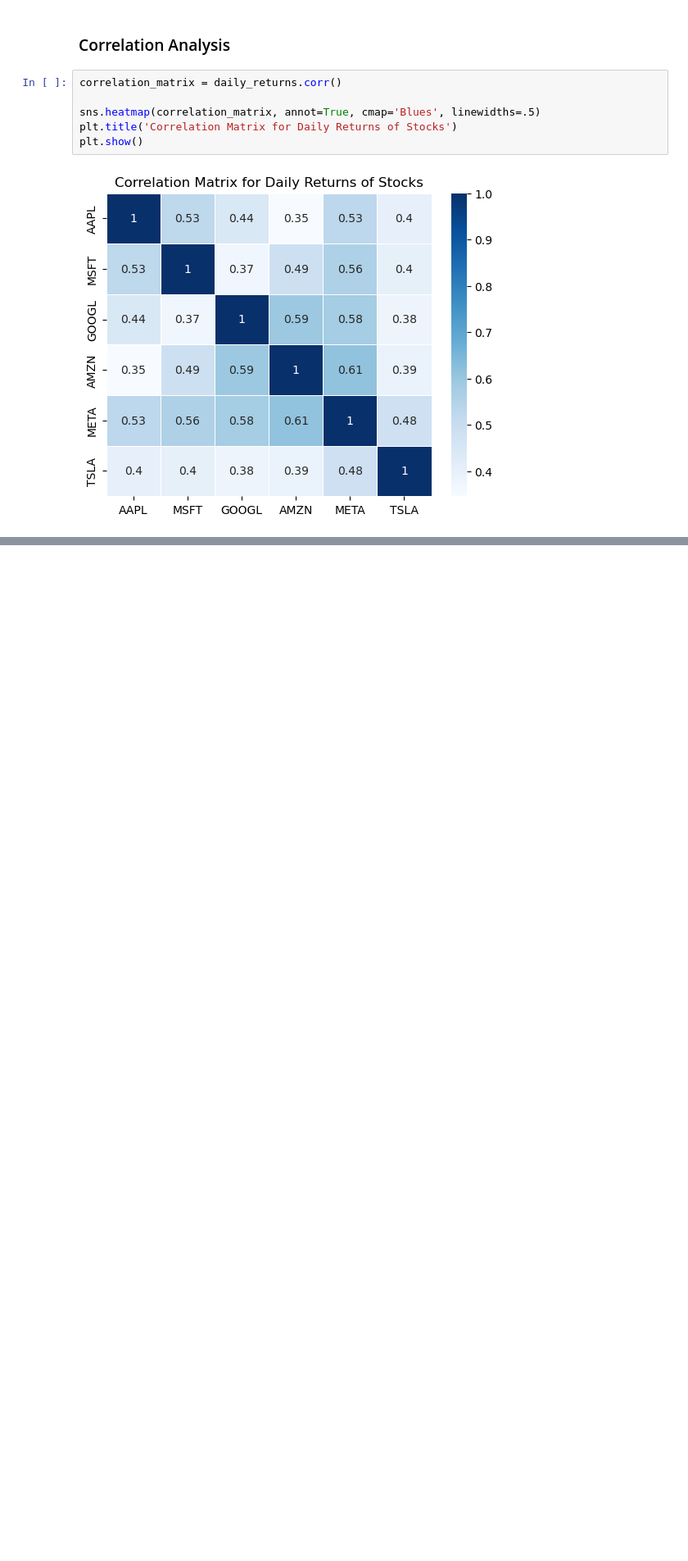
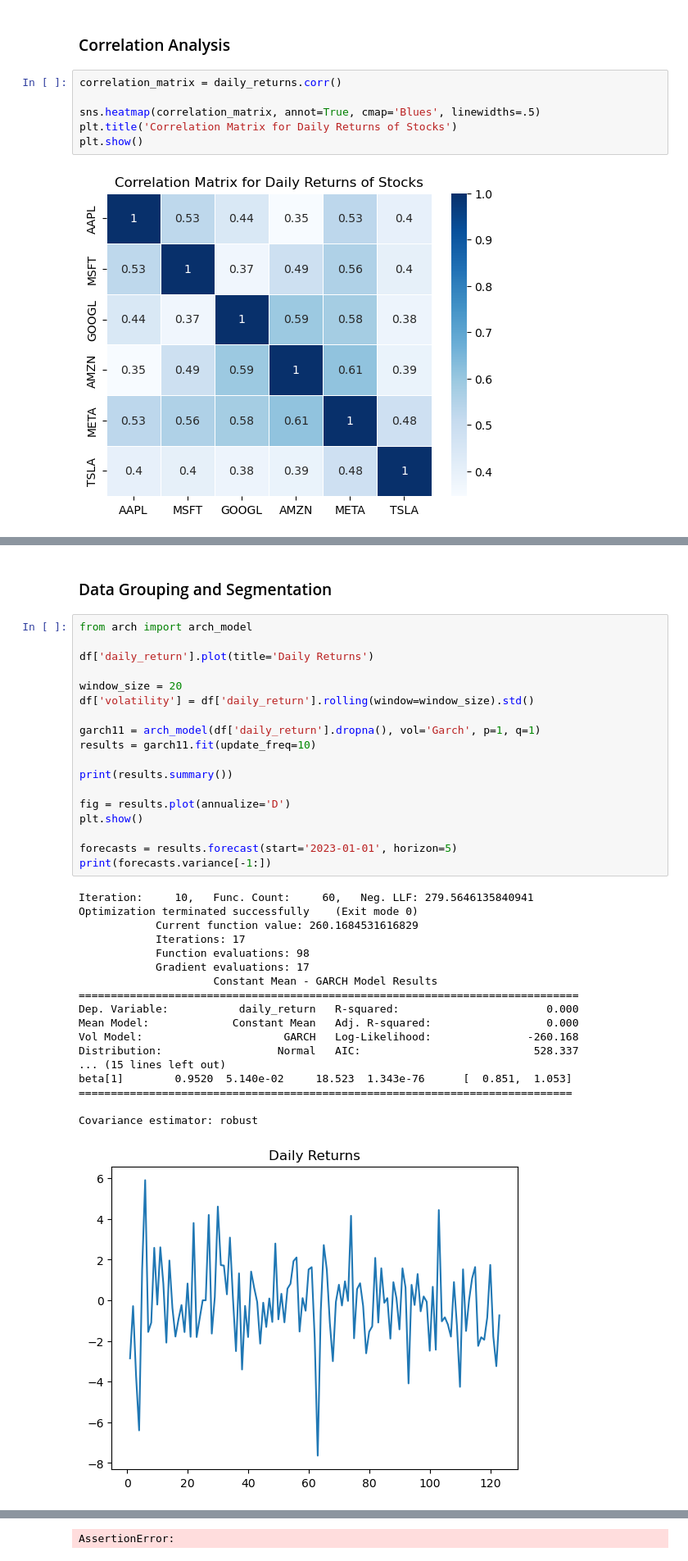
Before and after one commit to anly501/dsan-5000-project-rongmusun, a Jupyter notebook: my_website/data cleaning.ipynb, the cells around one changed output, grey strips where cells are left out. Shown at 82% size. Cells and saved outputs as stored; diff of their text form; blank space fills up the shorter version.

```diff
--- a/my_website/data cleaning.ipynb
+++ b/my_website/data cleaning.ipynb
@@ -396,0 +402,39 @@ plt.show()
+# %% [markdown]
+### Data Grouping and Segmentation
+# %%
+from arch import arch_model
+
+df['daily_return'].plot(title='Daily Returns')
+
+window_size = 20
+df['volatility'] = df['daily_return'].rolling(window=window_size).std()
+
+garch11 = arch_model(df['daily_return'].dropna(), vol='Garch', p=1, q=1)
+results = garch11.fit(update_freq=10)
+
+print(results.summary())
+
+fig = results.plot(annualize='D')
+plt.show()
+
+forecasts = results.forecast(start='2023-01-01', horizon=5)
+print(forecasts.variance[-1:])
+# %% [output]
+Iteration:     10,   Func. Count:     60,   Neg. LLF: 279.5646135840941
+Optimization terminated successfully    (Exit mode 0)
+            Current function value: 260.1684531616829
+            Iterations: 17
+            Function evaluations: 98
+            Gradient evaluations: 17
+                     Constant Mean - GARCH Model Results
+==============================================================================
+Dep. Variable:           daily_return   R-squared:                       0.000
+Mean Model:             Constant Mean   Adj. R-squared:                  0.000
+Vol Model:                      GARCH   Log-Likelihood:               -260.168
+Distribution:                  Normal   AIC:                           528.337
+... (15 lines left out)
+beta[1]        0.9520  5.140e-02     18.523  1.343e-76      [  0.851,  1.053]
+=============================================================================
+
+Covariance estimator: robust
+[figure, added]
@@ -396,0 +442 @@ plt.show()
+AssertionError:
```
Also changed, not shown: parts of 2 cells of this notebook.
